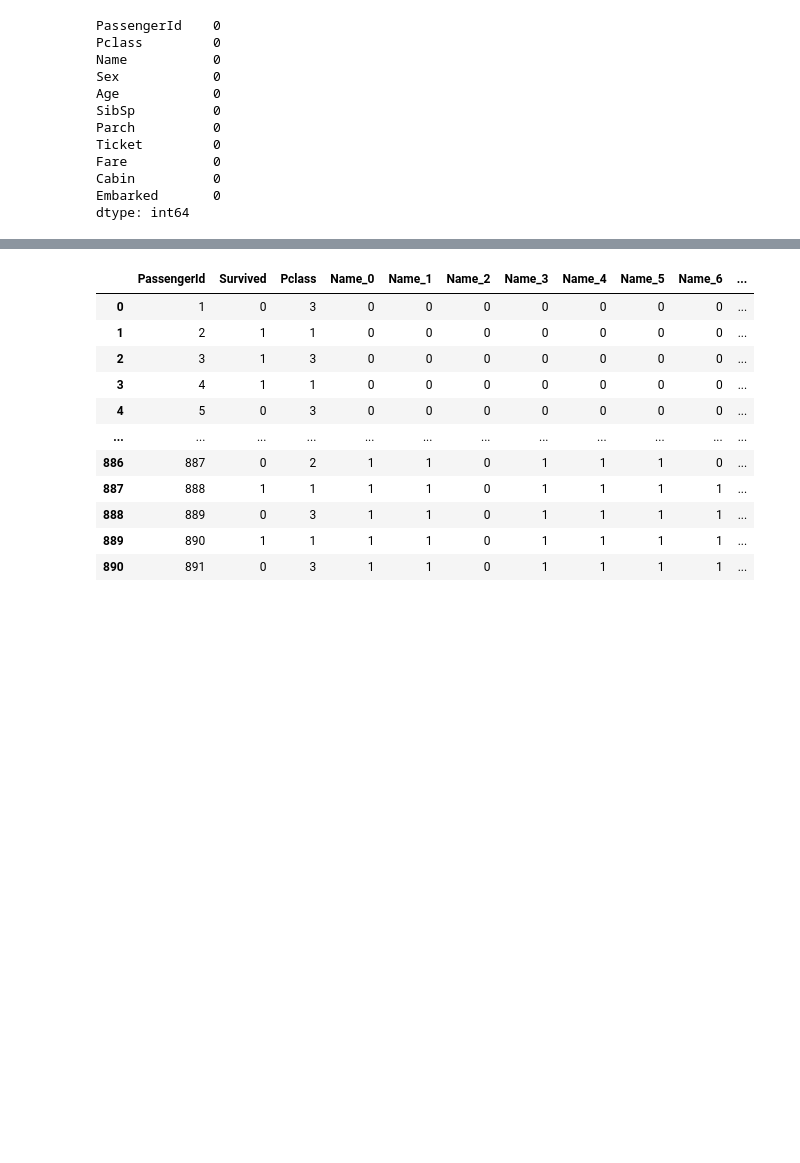
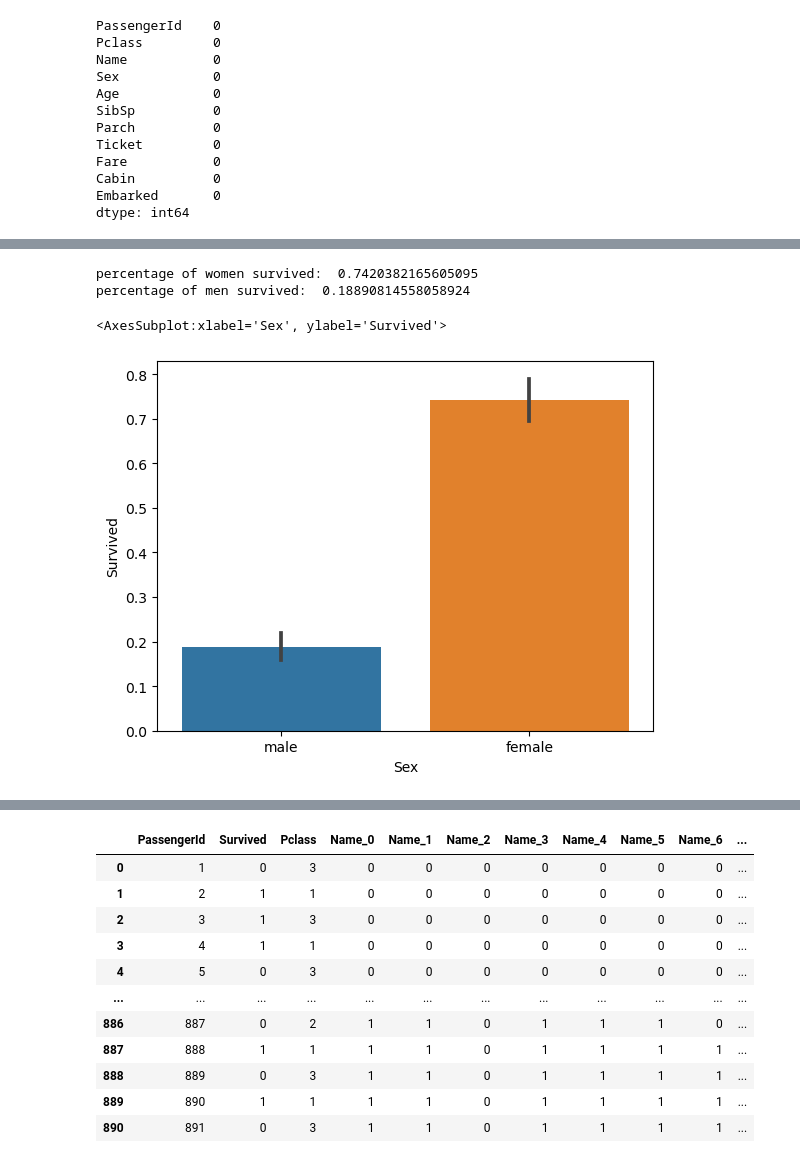
Before and after one commit to Moukthika1253/Mou_DataMining_TermProject, a Jupyter notebook: notebook4b6538a249.ipynb, the cells around one changed output, grey strips where cells are left out. Cells and saved outputs as stored; diff of their text form; code cells hidden in the pictures; blank space fills up the shorter version.

```diff
--- a/notebook4b6538a249.ipynb
+++ b/notebook4b6538a249.ipynb
@@ -142,0 +151,15 @@ dtype: int64
+# %%
+women_survived=training_data.loc[training_data.Sex=="female"]["Survived"]
+women_per=sum(women_survived)/len(women_survived)
+print("percentage of women survived: ",women_per)
+men_survived=training_data.loc[training_data.Sex=="male"]["Survived"]
+men_per=sum(men_survived)/len(men_survived)
+print("percentage of men survived: ",men_per)
+# %% [output]
+percentage of women survived:  0.7420382165605095
+percentage of men survived:  0.18890814558058924
+# %%
+sns.barplot(data=training_data,x="Sex",y="Survived")
+# %% [output]
+<AxesSubplot:xlabel='Sex', ylabel='Survived'>
+[figure, added]
```
Also changed, not shown: parts of 66 cells of this notebook.
